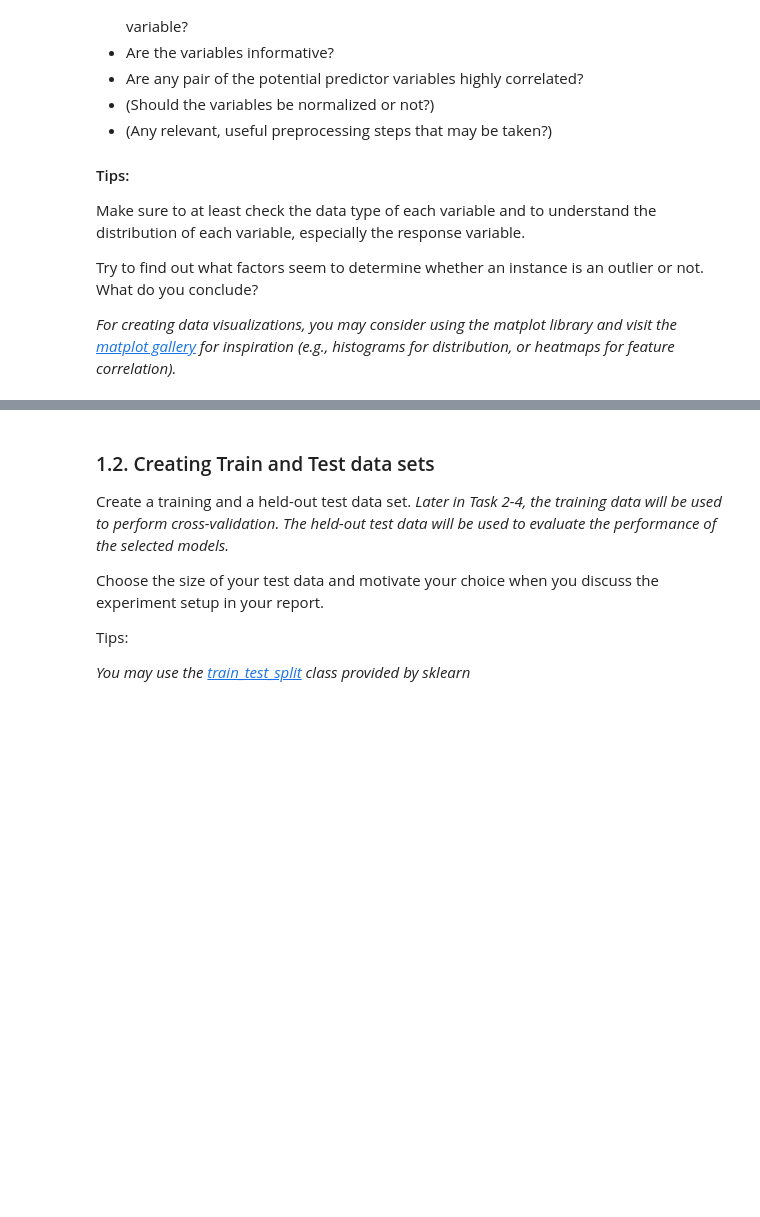
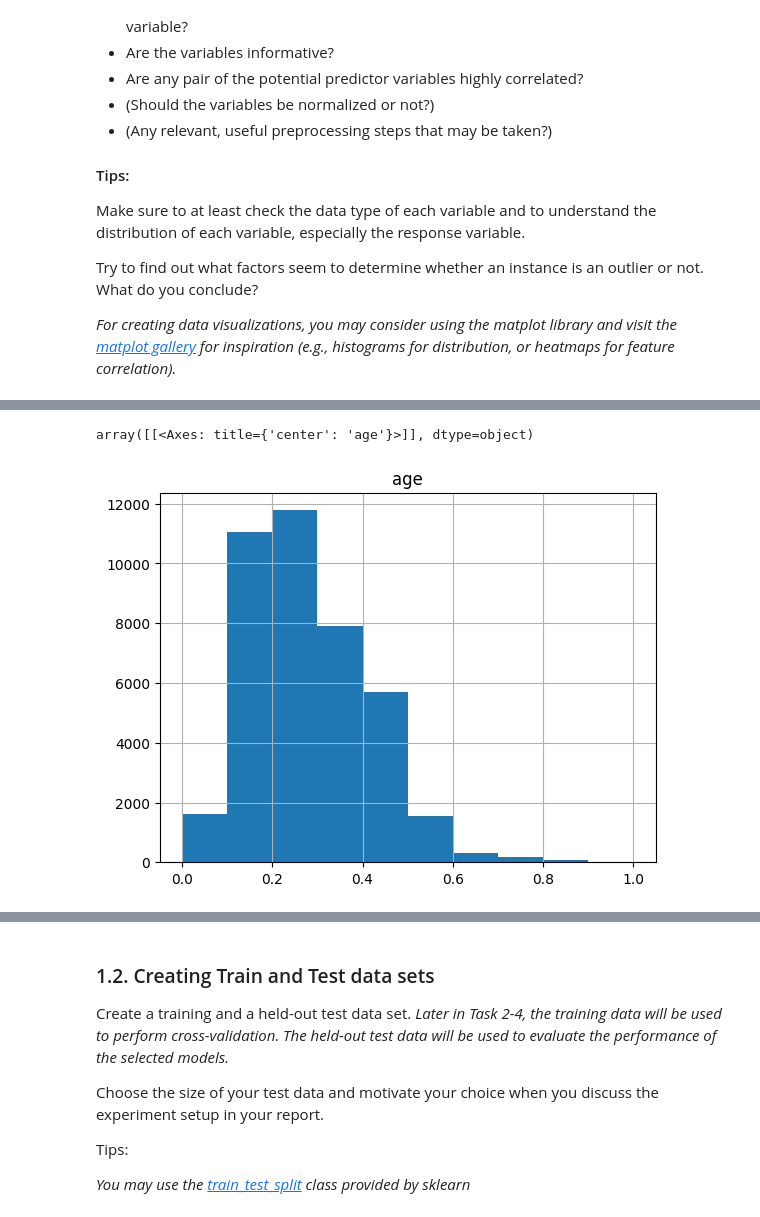
Before and after one commit to Zi-lon/Applications-of-machine-learning, a Jupyter notebook: Assignment 1/Assignment 1.ipynb, the cells around one changed output, grey strips where cells are left out. Saved outputs shown, nothing was run; the diff lists cells and outputs as text; code cells hidden in the pictures; blank space fills up the shorter version.

```diff
--- a/Assignment 1/Assignment 1.ipynb
+++ b/Assignment 1/Assignment 1.ipynb
@@ -114,5 +142,8 @@ Try to find out what factors seem to determine whether an instance is an outlier
 # %%
-# data.hist(column='age')
+data.hist(column='age')
+# %% [output]
+array([[<Axes: title={'center': 'age'}>]], dtype=object)
+[figure, added]
 # %%
 # import packages
 import matplotlib.pyplot as plt
```
Also changed, not shown: parts of 16 cells of this notebook.
